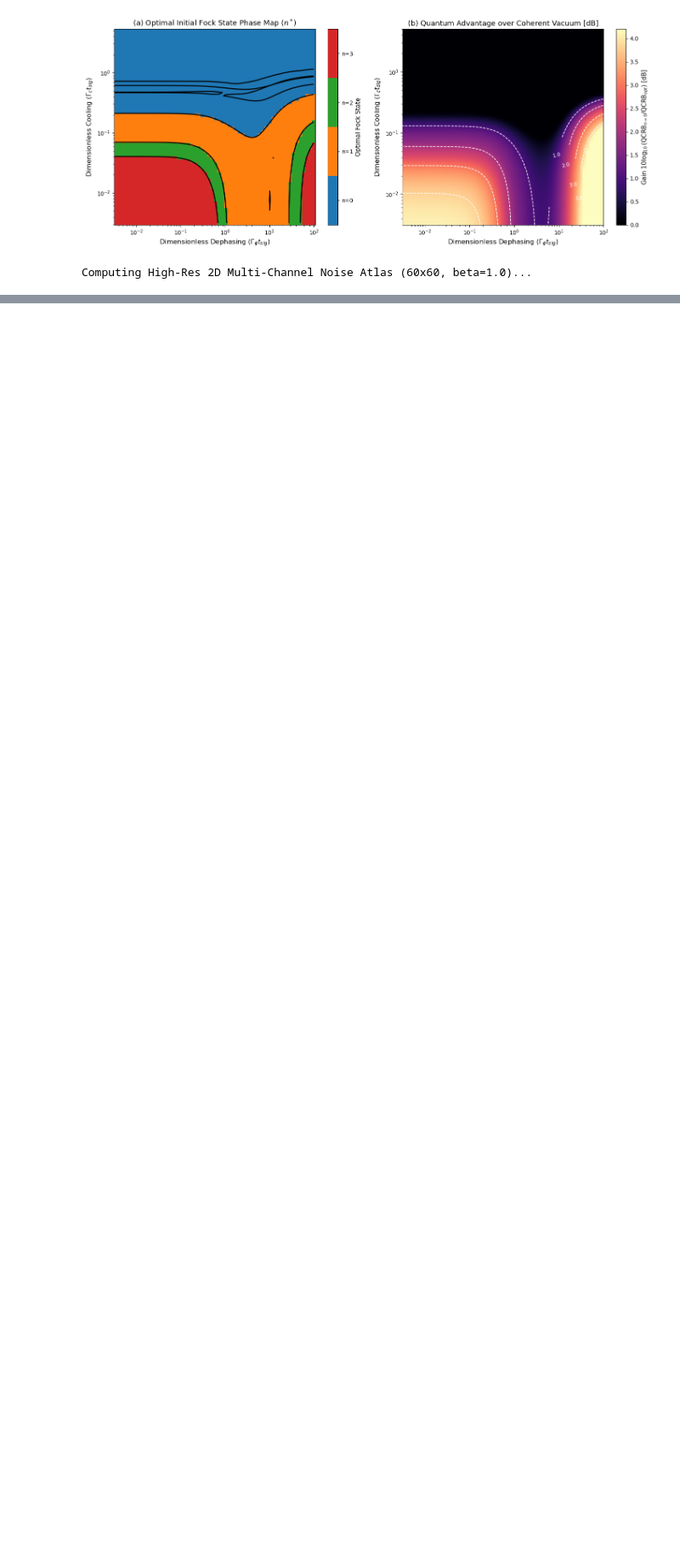
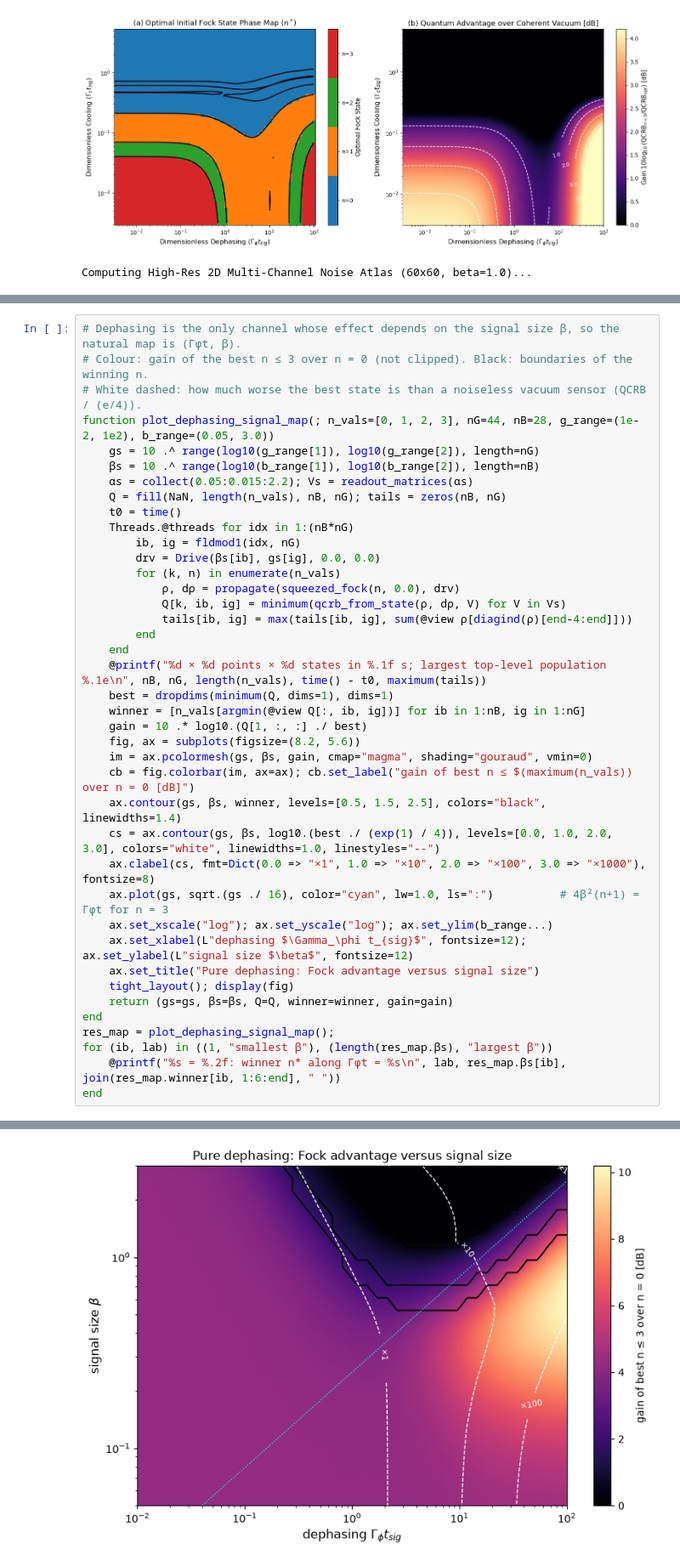
Before and after one commit to park2003/TestSQRLab, a Jupyter notebook: 1113_unified_qcrb.ipynb, the cells around one changed output, grey strips where cells are left out. Shown at 85% size. Saved outputs shown, nothing was run; the diff lists cells and outputs as text; blank space fills up the shorter version.

```diff
--- a/1113_unified_qcrb.ipynb
+++ b/1113_unified_qcrb.ipynb
@@ -844,0 +934,41 @@ Computing High-Res 2D Multi-Channel Noise Atlas (60x60, beta=1.0)...
+# %%
+# Dephasing is the only channel whose effect depends on the signal size β, so the natural map is (Γφt, β).
+# Colour: gain of the best n ≤ 3 over n = 0 (not clipped). Black: boundaries of the winning n.
+# White dashed: how much worse the best state is than a noiseless vacuum sensor (QCRB / (e/4)).
+function plot_dephasing_signal_map(; n_vals=[0, 1, 2, 3], nG=44, nB=28, g_range=(1e-2, 1e2), b_range=(0.05, 3.0))
+    gs = 10 .^ range(log10(g_range[1]), log10(g_range[2]), length=nG)
+    βs = 10 .^ range(log10(b_range[1]), log10(b_range[2]), length=nB)
+    αs = collect(0.05:0.015:2.2); Vs = readout_matrices(αs)
+    Q = fill(NaN, length(n_vals), nB, nG); tails = zeros(nB, nG)
+    t0 = time()
+    Threads.@threads for idx in 1:(nB*nG)
+        ib, ig = fldmod1(idx, nG)
+        drv = Drive(βs[ib], gs[ig], 0.0, 0.0)
+        for (k, n) in enumerate(n_vals)
+            ρ, dρ = propagate(squeezed_fock(n, 0.0), drv)
+            Q[k, ib, ig] = minimum(qcrb_from_state(ρ, dρ, V) for V in Vs)
+            tails[ib, ig] = max(tails[ib, ig], sum(@view ρ[diagind(ρ)[end-4:end]]))
+        end
+    end
+    @printf("%d × %d points × %d states in %.1f s; largest top-level population %.1e\n", nB, nG, length(n_vals), time() - t0, maximum(tails))
+    best = dropdims(minimum(Q, dims=1), dims=1)
+    winner = [n_vals[argmin(@view Q[:, ib, ig])] for ib in 1:nB, ig in 1:nG]
+    gain = 10 .* log10.(Q[1, :, :] ./ best)
+    fig, ax = subplots(figsize=(8.2, 5.6))
+    im = ax.pcolormesh(gs, βs, gain, cmap="magma", shading="gouraud", vmin=0)
+    cb = fig.colorbar(im, ax=ax); cb.set_label("gain of best n ≤ $(maximum(n_vals)) over n = 0 [dB]")
+    ax.contour(gs, βs, winner, levels=[0.5, 1.5, 2.5], colors="black", linewidths=1.4)
+    cs = ax.contour(gs, βs, log10.(best ./ (exp(1) / 4)), levels=[0.0, 1.0, 2.0, 3.0], colors="white", linewidths=1.0, linestyles="--")
+    ax.clabel(cs, fmt=Dict(0.0 => "×1", 1.0 => "×10", 2.0 => "×100", 3.0 => "×1000"), fontsize=8)
+    ax.plot(gs, sqrt.(gs ./ 16), color="cyan", lw=1.0, ls=":")          # 4β²(n+1) = Γφt for n = 3
+    ax.set_xscale("log"); ax.set_yscale("log"); ax.set_ylim(b_range...)
+    ax.set_xlabel(L"dephasing $\Gamma_\phi t_{sig}$", fontsize=12); ax.set_ylabel(L"signal size $\beta$", fontsize=12)
+    ax.set_title("Pure dephasing: Fock advantage versus signal size")
+    tight_layout(); display(fig)
+    return (gs=gs, βs=βs, Q=Q, winner=winner, gain=gain)
+end
+res_map = plot_dephasing_signal_map();
+for (ib, lab) in ((1, "smallest β"), (length(res_map.βs), "largest β"))
+    @printf("%s = %.2f: winner n* along Γφt = %s\n", lab, res_map.βs[ib], join(res_map.winner[ib, 1:6:end], " "))
+end
+# %% [output]
@@ -844,0 +978 @@ Computing High-Res 2D Multi-Channel Noise Atlas (60x60, beta=1.0)...
+[figure, added]
```
Also changed, not shown: parts of 4 cells of this notebook.
